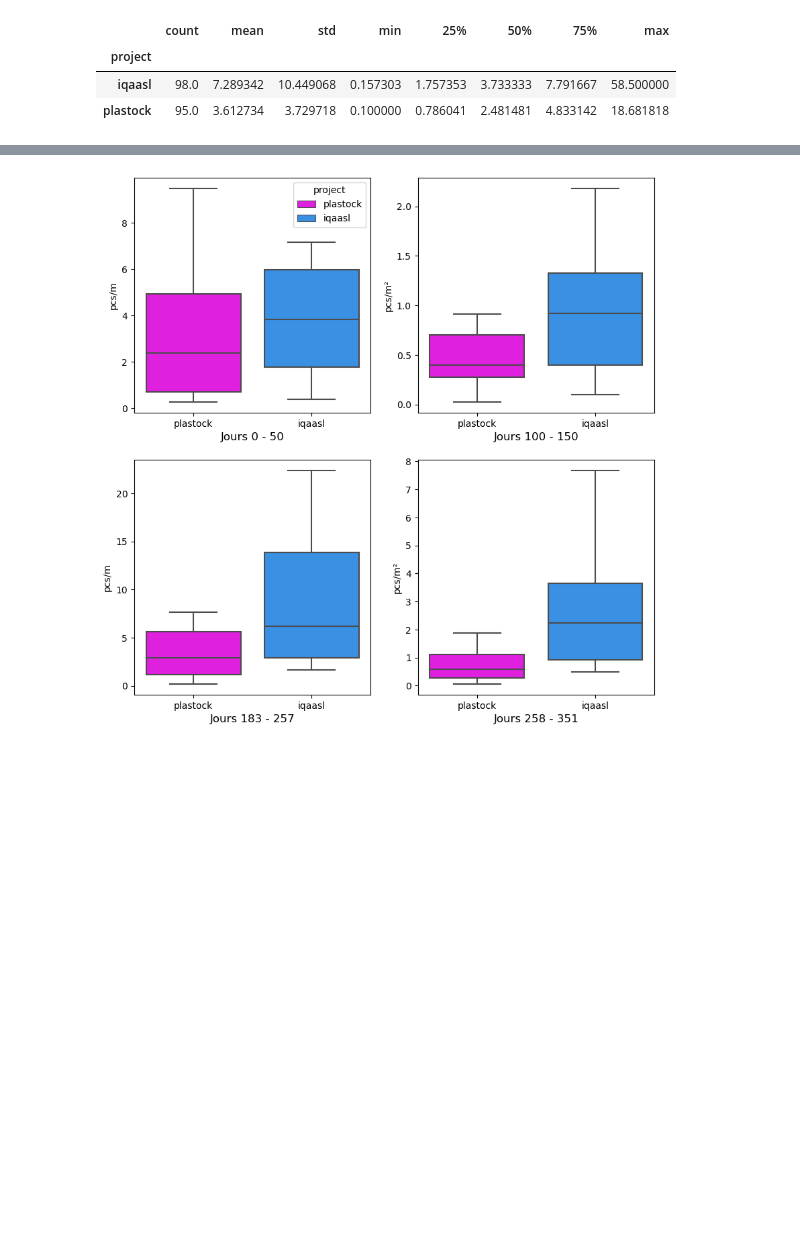
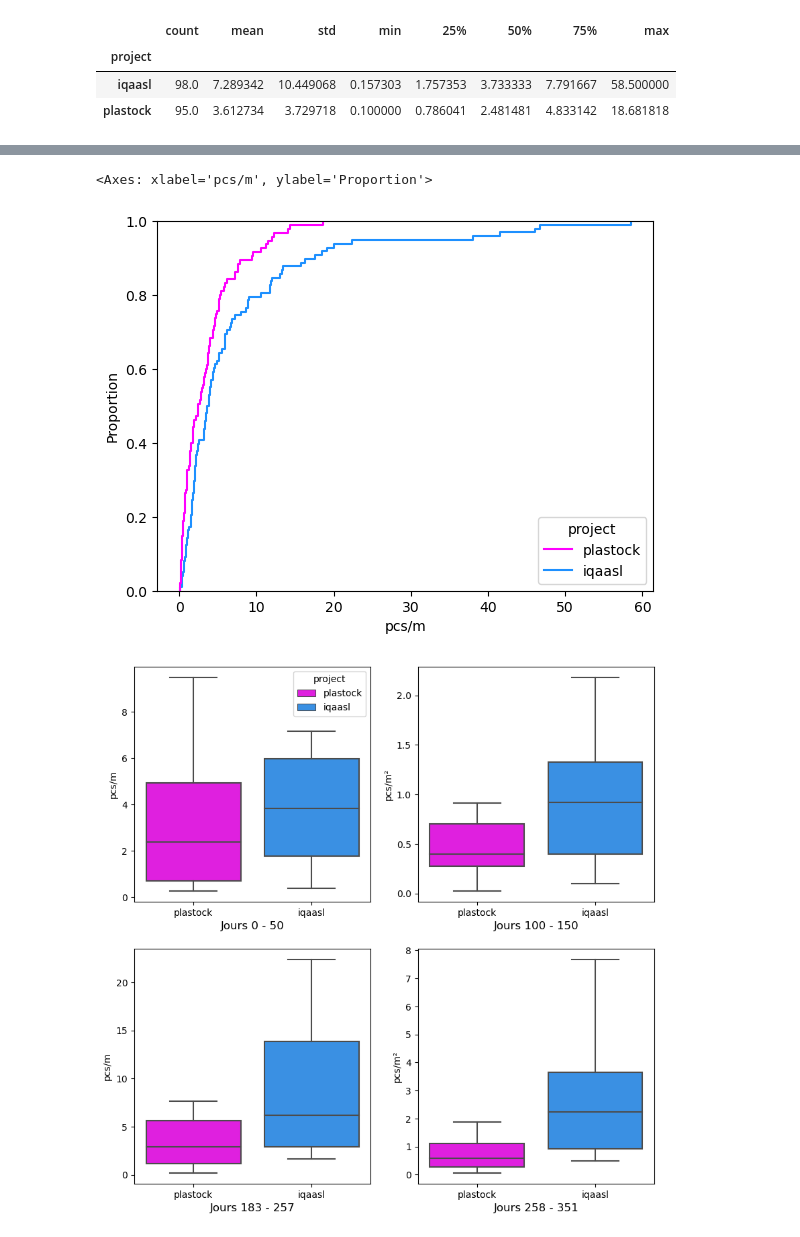
Before and after one commit to AssociationSauvegardeLeman/plastock, a Jupyter notebook: plastock_iqaasl.ipynb, the cells around one changed output, grey strips where cells are left out. Saved outputs shown, nothing was run; the diff lists cells and outputs as text; code cells hidden in the pictures; blank space fills up the shorter version.

```diff
--- a/plastock_iqaasl.ipynb
+++ b/plastock_iqaasl.ipynb
@@ -269,16 +273,6 @@ plt.show()
 # %%
-
-mask = (combined_dt.doy >=  0) & (combined_dt.doy <= 50)
-q1 = combined_dt[mask]
-
-mask2 = (combined_dt.doy >= 100) & (combined_dt.doy <= 150)
-q2 = combined_dt[mask2]
-
-mask3 = (combined_dt.doy >= 183) & (combined_dt.doy <= 257)
-q3 = combined_dt[mask3]
-
-mask4 = (combined_dt.doy > 257) & (combined_dt.doy <= 351)
-q4 = combined_dt[mask3]
-
-merged_qs = pd.concat([q1, q2, q3, q4], axis=0)
+sns.ecdfplot(data=combined_dt, x="pcs/m", hue="project", palette=palette)
+# %% [output]
+<Axes: xlabel='pcs/m', ylabel='Proportion'>
+[figure, added]
 # %%
```
Also changed, not shown: parts of 2 cells of this notebook.
